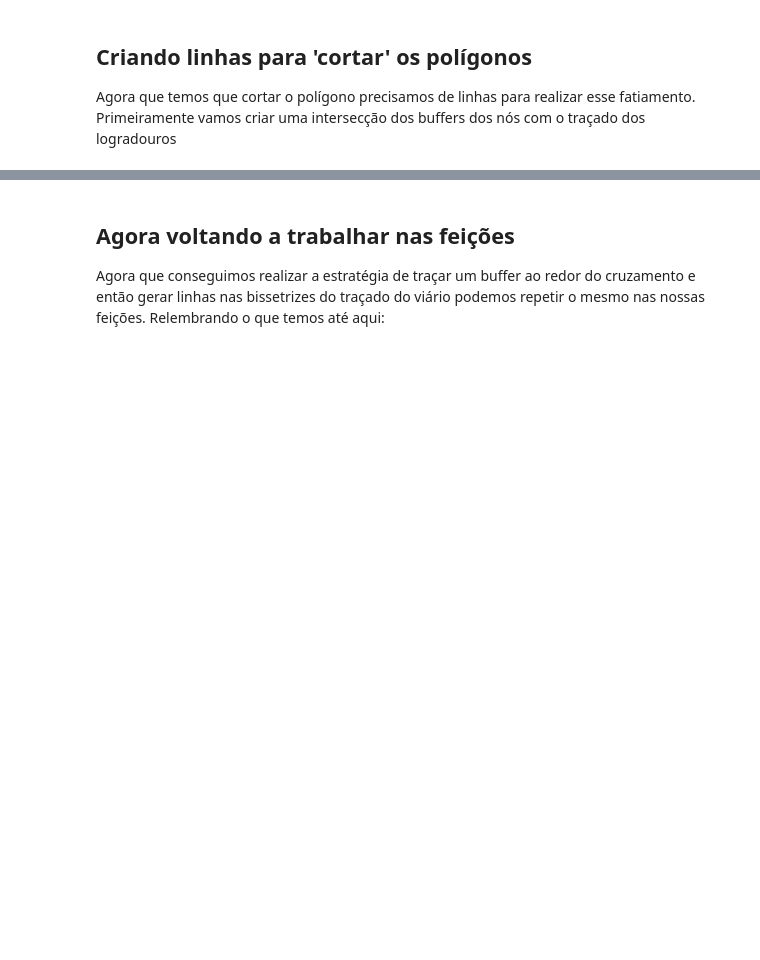
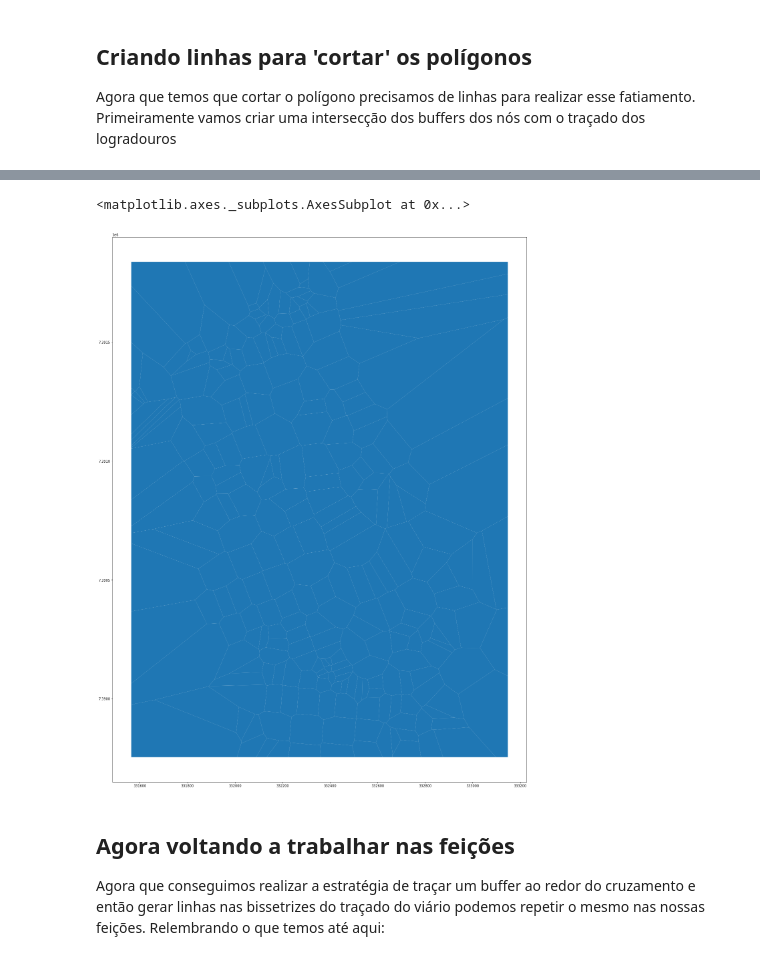
Before and after one commit to geoinfo-smdu/Poligono-de-vias, a Jupyter notebook: 03 - Preparando a versão final para gerar polígonos de vias de São Paulo.ipynb, the cells around one changed output, grey strips where cells are left out. Drawn from its saved outputs; the diff is of its cells as text; code cells hidden in the pictures; blank space fills up the shorter version.

Commit message:
Começando a trabalhar com Voronoi para aparar as Linhas de corte geradas

```diff
--- a/03 - Preparando a versão final para gerar polígonos de vias de São Paulo.ipynb
+++ b/03 - Preparando a versão final para gerar polígonos de vias de São Paulo.ipynb
@@ -136,3 +157,10 @@ Primeiramente vamos criar uma intersecção dos buffers dos nós com o traçado
+# %%
+points = list(map(lambda x: [x.coords[0][0], x.coords[0][1]], df_cruzamentos.geometry))
+df_voronoi_polygon, df_voronoi_point = voronoi_frames(points)
+df_voronoi_polygon.plot()
+# %% [output]
+<matplotlib.axes._subplots.AxesSubplot at 0x...>
+[figure, added]
 # %% [markdown]
 ## Agora voltando a trabalhar nas feições
 
```
Also changed, not shown: parts of 2 cells of this notebook.
